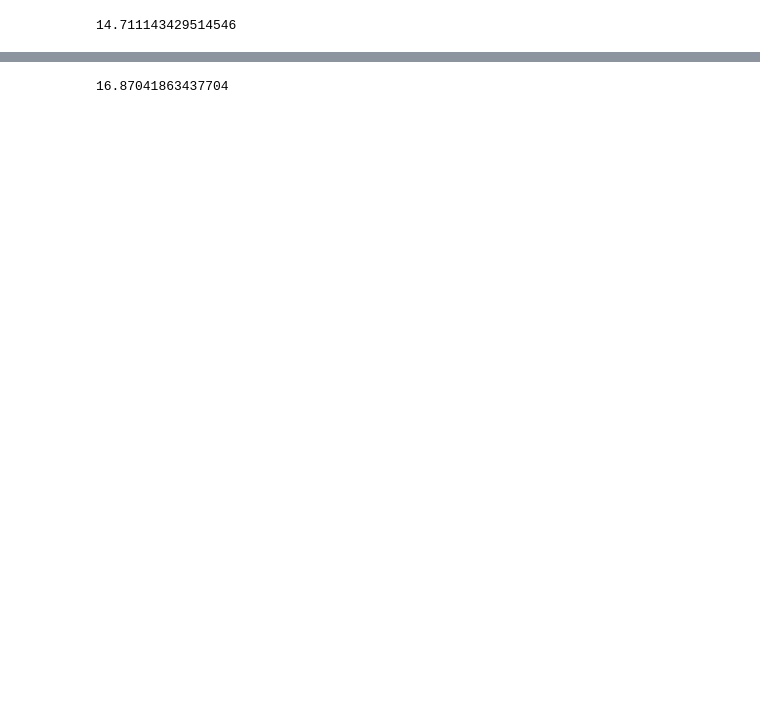
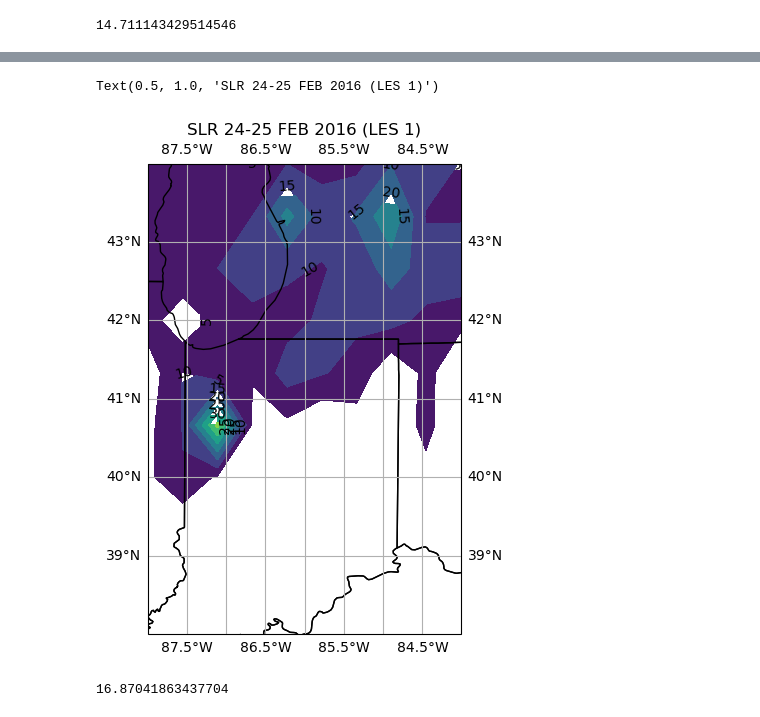
Before and after one commit to ROME-git/EAPS507_Final_Fall2024, a Jupyter notebook: snowfall_plots.ipynb, the cells around one changed output, grey strips where cells are left out. Drawn from its saved outputs; the diff is of its cells as text; code cells hidden in the pictures; blank space fills up the shorter version.

```diff
--- a/snowfall_plots.ipynb
+++ b/snowfall_plots.ipynb
@@ -121,6 +138,16 @@ csv_files = glob.glob(os.path.join(directory_path_S1, '*.csv'))
 # Read and concatenate all CSV files into a single DataFrame
 df_list = [pd.read_csv(file) for file in csv_files]
 combined_df = prep_df(pd.concat(df_list, ignore_index=True))
+
+# Specify the directory containing the CSV files
+directory_path_S2 = xm_root+df_S2_path  # Replace with your directory path
+
+# Use glob to get all the CSV files in the directory
+csv_files = glob.glob(os.path.join(directory_path_S2, '*.csv'))
+
+# Read and concatenate all CSV files into a single DataFrame
+df_list = [pd.read_csv(file) for file in csv_files]
+combined_df_2 = prep_df(pd.concat(df_list, ignore_index=True))
 # %%
 # Specify the directory containing the CSV files
 directory_path_L1 = xm_root+df_L1_path  # Replace with your directory path
@@ -224,3 +271,24 @@ Text(0.5, 1.0, 'SLR 14-16 FEB 2021')
+# %%
+fig,ax = plt.subplots(figsize=(4, 5), subplot_kw={'projection': ccrs.PlateCarree()})
+fig.tight_layout()
+grid_lat, grid_lon, grid_values = plotable(combined_df_2)
+latmin_n = 20
+latmax_n = 70
+lonmin_n = -160
+lonmax_n = -60
+extent = [lonmin_n,lonmax_n,latmin_n,latmax_n]
+
+ax.coastlines()
+ax.add_feature(cfeature.BORDERS, linestyle='-', alpha=1)
+ax.add_feature(cfeature.STATES, linestyle='-', alpha=1)
+ax.gridlines(draw_labels=True)
+contour = ax.contourf(grid_lon, grid_lat, grid_values, cmap='viridis',levels = np.arange(5,50,5))
+
+ax.clabel(contour, inline = True, colors = 'black')
+plt.title('SLR 24-25 FEB 2016 (LES 1)')
+# %% [output]
+Text(0.5, 1.0, 'SLR 24-25 FEB 2016 (LES 1)')
+[figure, added]
 # %%
 combined_df_L1['SLR'].mean()
 # %% [output]
```
Also changed, not shown: parts of 20 cells of this notebook.
